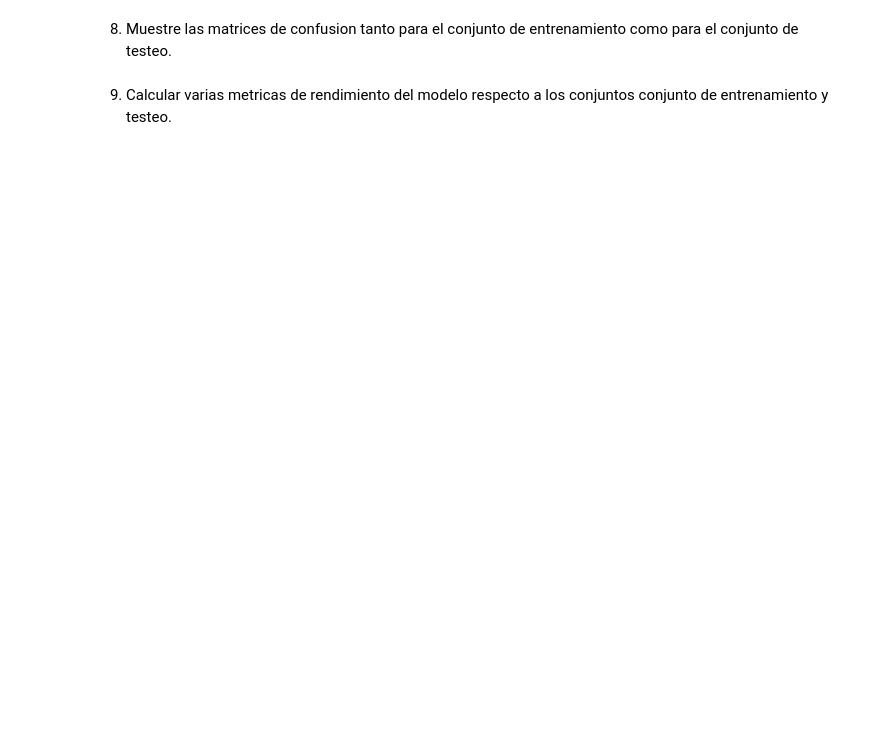
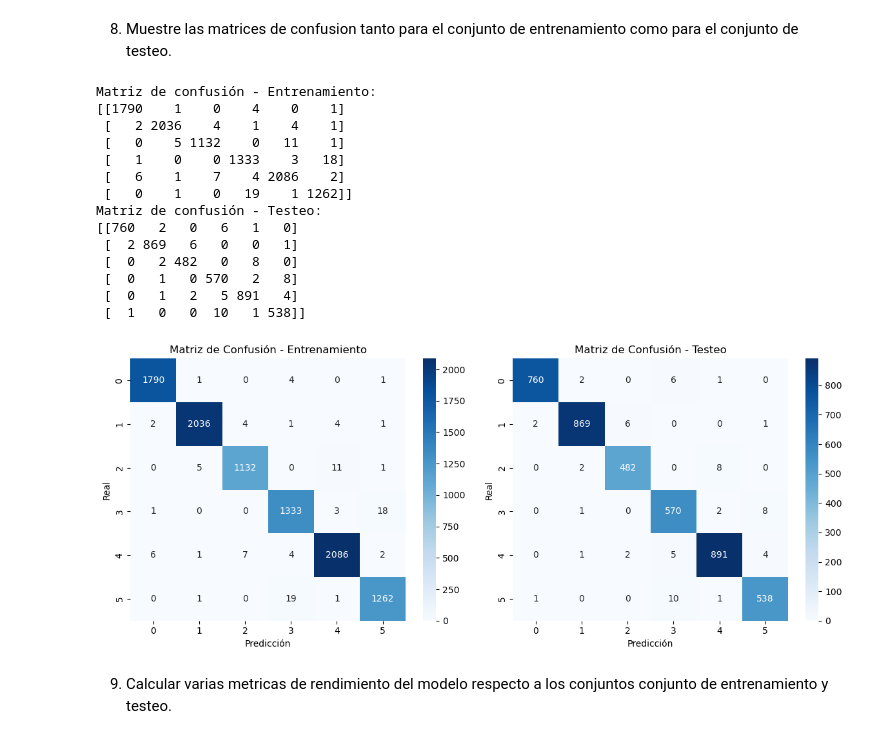
Before and after one commit to Brokolito/IMA539_2, a Jupyter notebook: semana10/Ayudantia_3_IMA539.ipynb, the cells around one changed output. Drawn from its saved outputs; the diff is of its cells as text; code cells hidden in the pictures; blank space fills up the shorter version.

```diff
--- a/semana10/Ayudantia_3_IMA539.ipynb
+++ b/semana10/Ayudantia_3_IMA539.ipynb
@@ -30,2 +65,13 @@
 # %% [markdown]
 5. Utilizando LDA genere una versión reducida $X_5$ de los datos de entrenamiento que tenga solo 5 columnas.
+# %%
+from sklearn.discriminant_analysis import LinearDiscriminantAnalysis as LDA
+
+# Inicializamos LDA con 5 componentes
+lda = LDA(n_components=5)
+
+# Ajustamos y transformamos los datos para reducir a 5 dimensiones
+X_5 = lda.fit_transform(X_train_std, y_train)
+
+# Verificamos la nueva forma de X_5
+print("Dimensiones de X_5:", X_5.shape)
@@ -32,2 +80,10 @@
 # %% [markdown]
 6. Instancie un modelo clasificador KNN y entrene el modelo instanciado con los datos de entrenamiento $X_5$
+# %%
+from sklearn.neighbors import KNeighborsClassifier
+
+# Instanciar el modelo KNN con un número de vecinos (k) que se desee, por ejemplo k=5
+knn = KNeighborsClassifier(n_neighbors=5)
+
+# Entrenar el modelo con los datos de entrenamiento reducidos X_5 y las etiquetas y
+knn.fit(X_5, y_train)
@@ -36,4 +122,59 @@
 # %% [markdown]
 8. Muestre las matrices de confusion tanto para el conjunto de entrenamiento como para el conjunto de testeo.
+# %%
+from sklearn.metrics import confusion_matrix
+import seaborn as sns
+import matplotlib.pyplot as plt
+
+# Predicciones sobre los datos de entrenamiento
+y_pred_train = knn.predict(X_5)
+
+# Predicciones sobre los datos de testeo
+y_pred_test = knn.predict(X_test_5)
+
+# Matriz de confusión para el conjunto de entrenamiento
+conf_matrix_train = confusion_matrix(y_train, y_pred_train)
+
+# Matriz de confusión para el conjunto de testeo
+conf_matrix_test = confusion_matrix(y_test, y_pred_test)
+
+# Mostrar las matrices de confusión
+print("Matriz de confusión - Entrenamiento:")
+print(conf_matrix_train)
+
+print("Matriz de confusión - Testeo:")
+print(conf_matrix_test)
+
+# Visualizar las matrices de confusión usando un mapa de calor
+fig, ax = plt.subplots(1, 2, figsize=(12, 5))
+
+sns.heatmap(conf_matrix_train, annot=True, fmt='d', cmap='Blues', ax=ax[0])
+ax[0].set_title('Matriz de Confusión - Entrenamiento')
+ax[0].set_xlabel('Predicción')
+ax[0].set_ylabel('Real')
+
+sns.heatmap(conf_matrix_test, annot=True, fmt='d', cmap='Blues', ax=ax[1])
+ax[1].set_title('Matriz de Confusión - Testeo')
+ax[1].set_xlabel('Predicción')
+ax[1].set_ylabel('Real')
+
+plt.tight_layout()
+plt.show()
+# %% [output]
+Matriz de confusión - Entrenamiento:
+[[1790    1    0    4    0    1]
+ [   2 2036    4    1    4    1]
+ [   0    5 1132    0   11    1]
+ [   1    0    0 1333    3   18]
+ [   6    1    7    4 2086    2]
+ [   0    1    0   19    1 1262]]
+Matriz de confusión - Testeo:
+[[760   2   0   6   1   0]
+ [  2 869   6   0   0   1]
+ [  0   2 482   0   8   0]
+ [  0   1   0 570   2   8]
+ [  0   1   2   5 891   4]
+ [  1   0   0  10   1 538]]
+[figure, added]
 # %% [markdown]
 9. Calcular varias metricas de rendimiento del modelo respecto a los conjuntos conjunto de entrenamiento y testeo.
```
Also changed, not shown: parts of 10 cells of this notebook, 1 other file.
